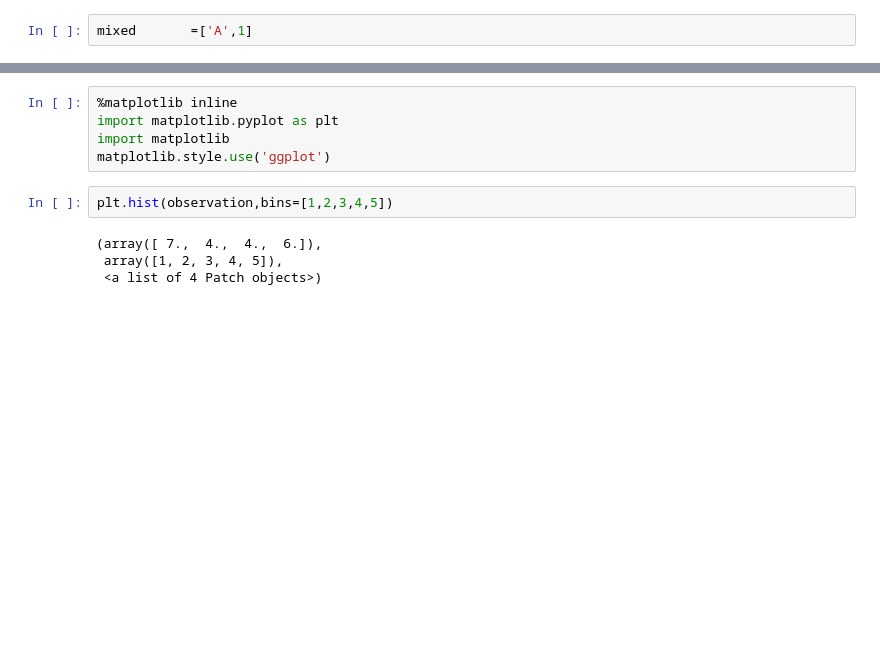
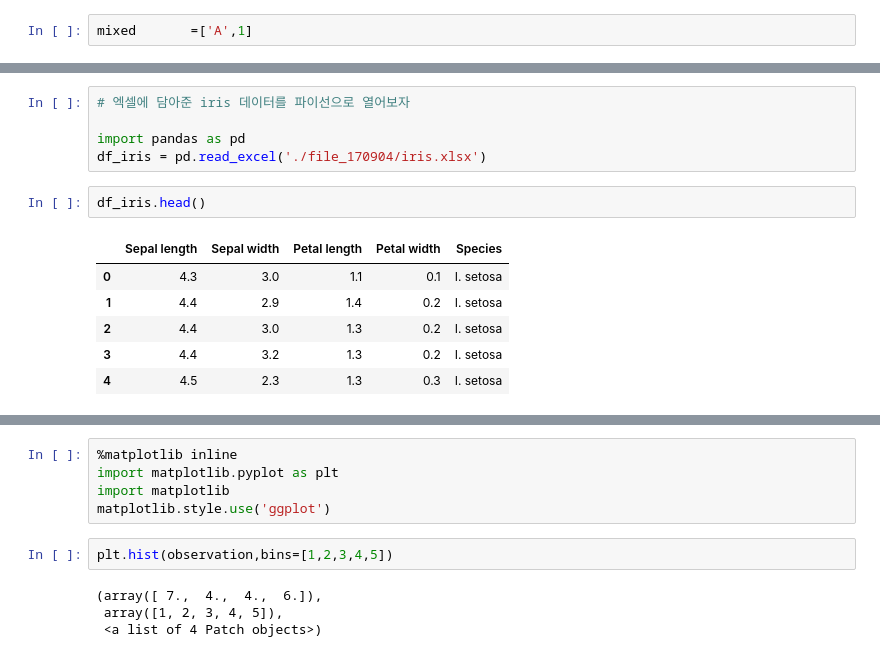
Before and after one commit to k821209/biostatistics, a Jupyter notebook: biostatistics_170904.ipynb, the cells around one changed output, grey strips where cells are left out. Cells and saved outputs as stored; diff of their text form; blank space fills up the shorter version.

```diff
--- a/biostatistics_170904.ipynb
+++ b/biostatistics_170904.ipynb
@@ -40,0 +75,14 @@ mixed       =['A',1]
+# %%
+# 엑셀에 담아준 iris 데이터를 파이선으로 열어보자
+
+import pandas as pd
+df_iris = pd.read_excel('./file_170904/iris.xlsx')
+# %%
+df_iris.head()
+# %% [output]
+|  | Sepal length | Sepal width | Petal length | Petal width | Species |
+| 0 | 4.3 | 3.0 | 1.1 | 0.1 | I. setosa |
+| 1 | 4.4 | 2.9 | 1.4 | 0.2 | I. setosa |
+| 2 | 4.4 | 3.0 | 1.3 | 0.2 | I. setosa |
+| 3 | 4.4 | 3.2 | 1.3 | 0.2 | I. setosa |
+| 4 | 4.5 | 2.3 | 1.3 | 0.3 | I. setosa |
```
Also changed, not shown: parts of 16 cells of this notebook, 3 other files.
